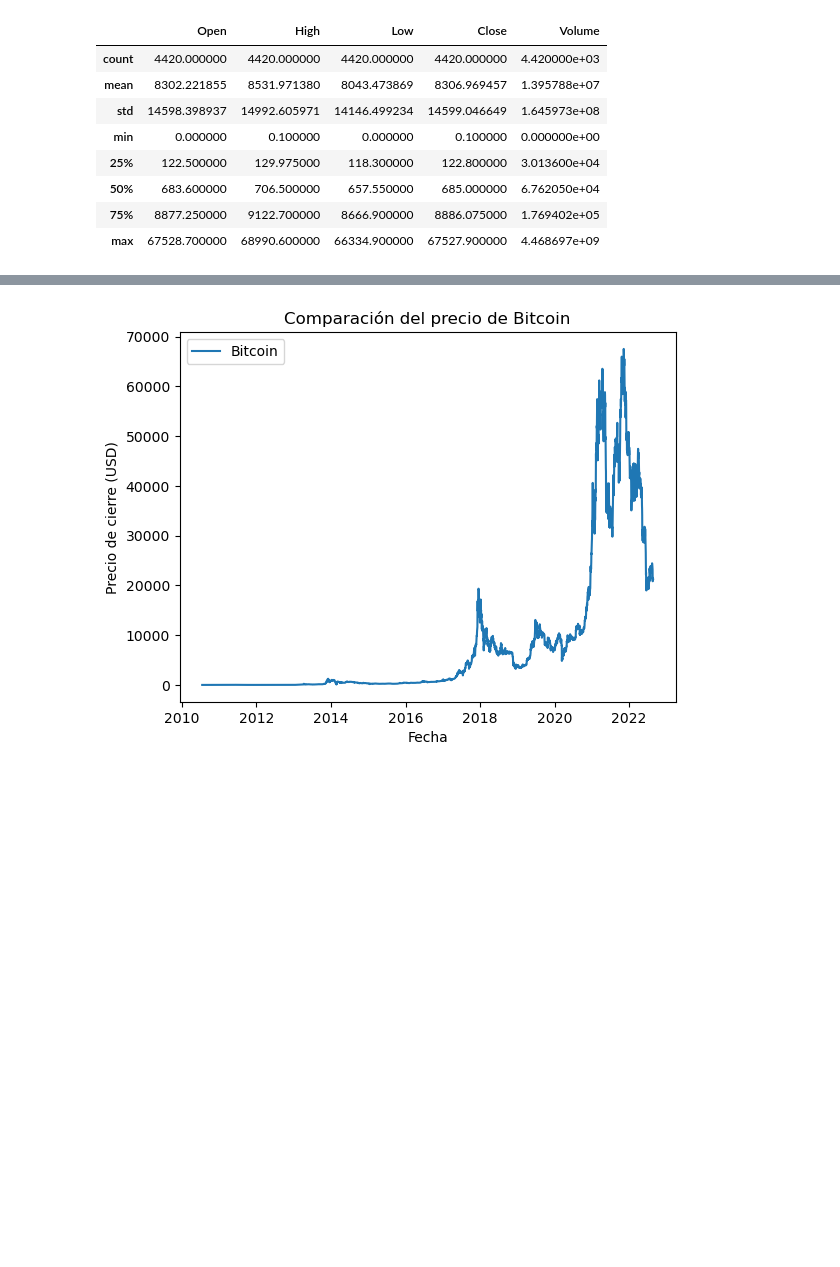
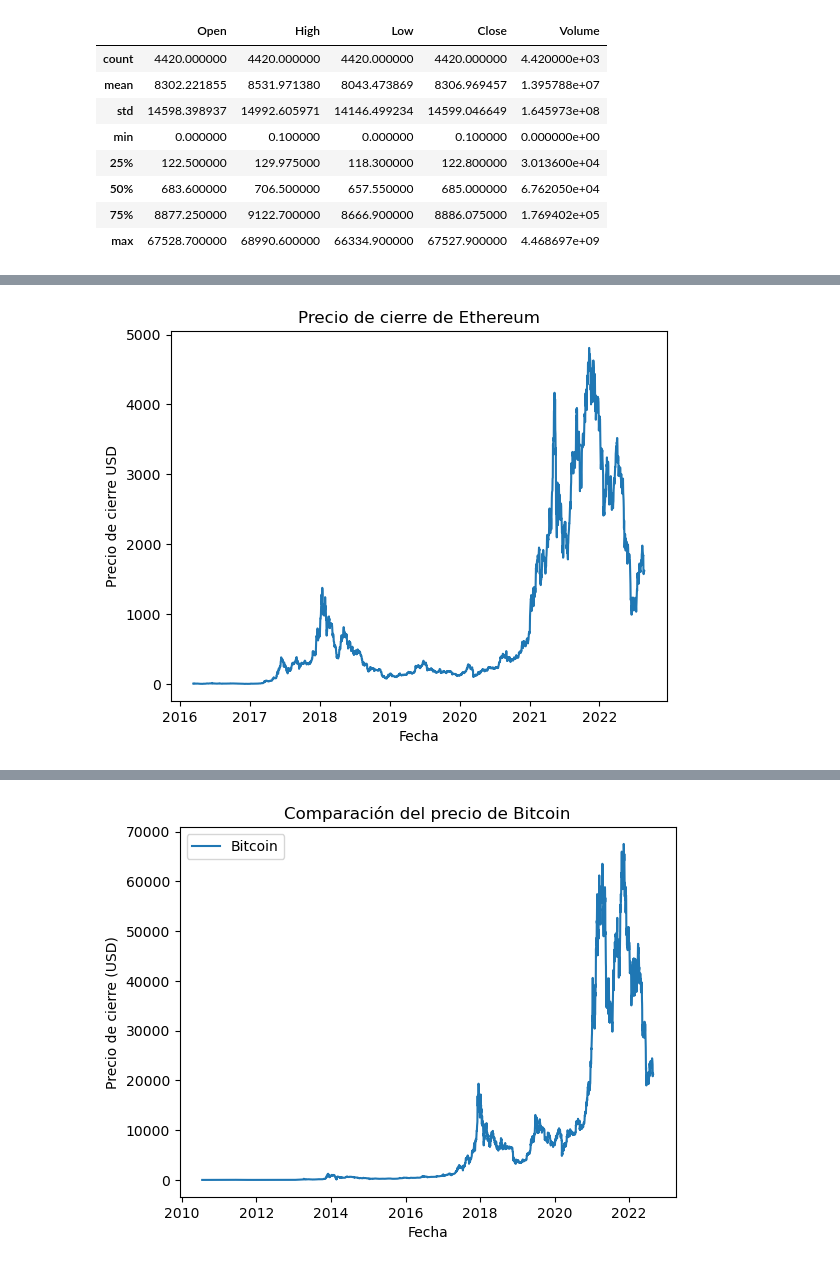
Before and after one commit to angelmpa/proyecto-portafolio, a Jupyter notebook: notebooks/analisis_inicial.ipynb, the cells around one changed output, grey strips where cells are left out. Saved outputs shown, nothing was run; the diff lists cells and outputs as text; code cells hidden in the pictures; blank space fills up the shorter version.

```diff
--- a/notebooks/analisis_inicial.ipynb
+++ b/notebooks/analisis_inicial.ipynb
@@ -67,0 +202,9 @@ btc_data.describe()
+# %%
+# Precio de cierre de Ethereum
+plt.plot(ethereum['Date'], ethereum['Close'])
+plt.title('Precio de cierre de Ethereum')
+plt.xlabel('Fecha')
+plt.ylabel('Precio de cierre USD')
+plt.show()
+# %% [output]
+[figure, added]
```
Also changed, not shown: parts of 29 cells of this notebook.
